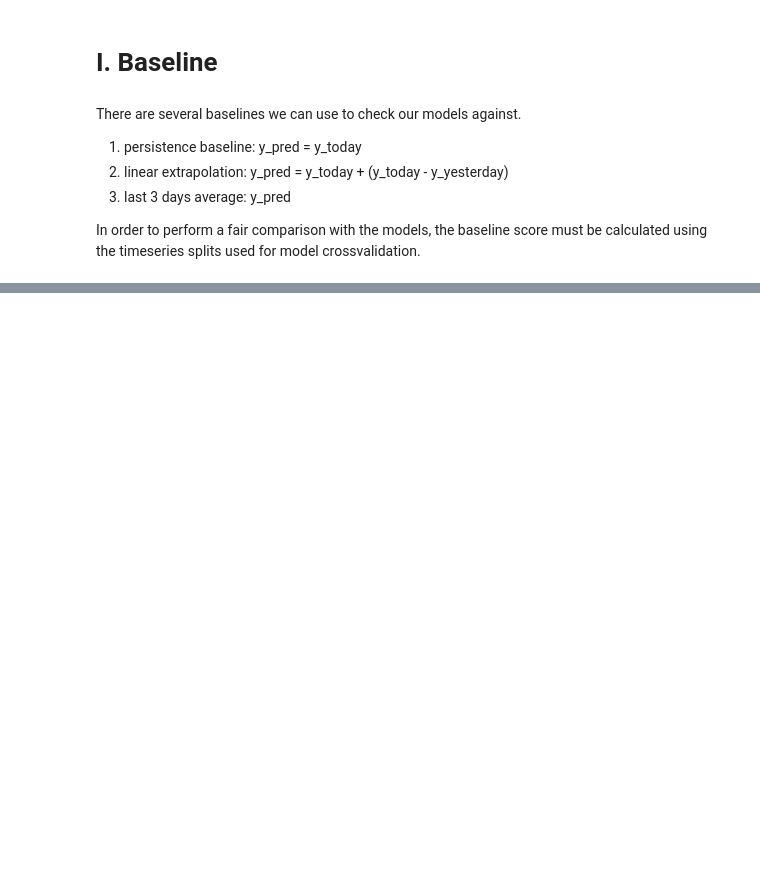
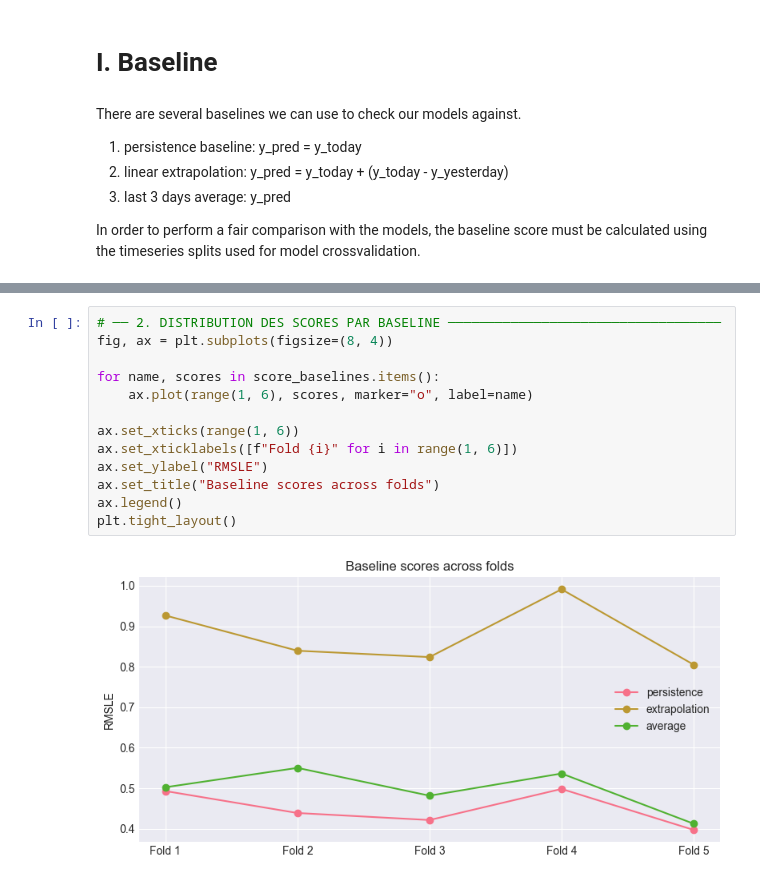
Before and after one commit to PabloRougerie/breathe_project, a Jupyter notebook: notebooks/model.ipynb, the cells around one changed output, grey strips where cells are left out. Cells and saved outputs as stored; diff of their text form; blank space fills up the shorter version.

```diff
--- a/notebooks/model.ipynb
+++ b/notebooks/model.ipynb
@@ -118,0 +143,15 @@ Average baseline:  12.96
+# %%
+# ── 2. DISTRIBUTION DES SCORES PAR BASELINE ───────────────────────────────────
+fig, ax = plt.subplots(figsize=(8, 4))
+
+for name, scores in score_baselines.items():
+    ax.plot(range(1, 6), scores, marker="o", label=name)
+
+ax.set_xticks(range(1, 6))
+ax.set_xticklabels([f"Fold {i}" for i in range(1, 6)])
+ax.set_ylabel("RMSLE")
+ax.set_title("Baseline scores across folds")
+ax.legend()
+plt.tight_layout()
+# %% [output]
+[figure, added]
```
Also changed, not shown: parts of 32 cells of this notebook.
